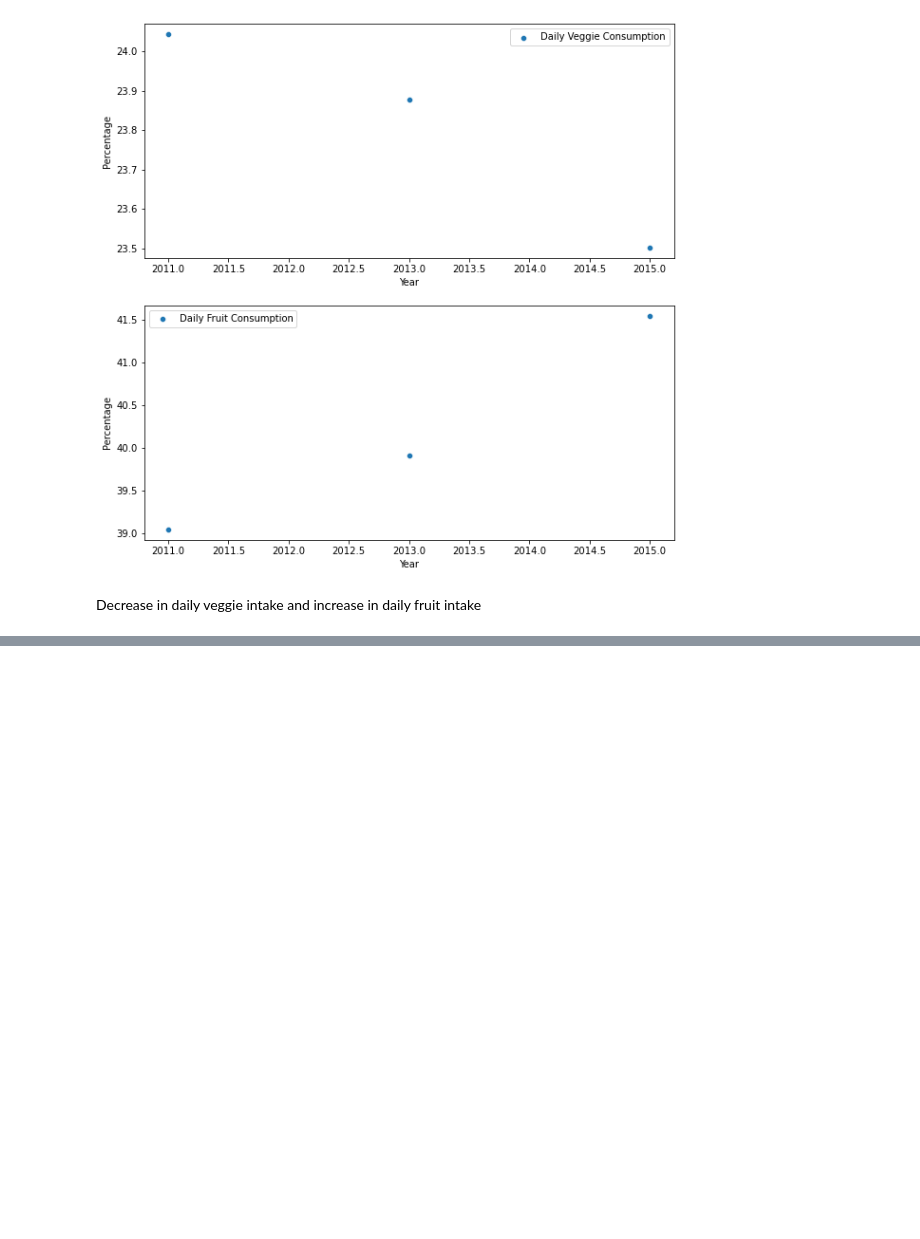
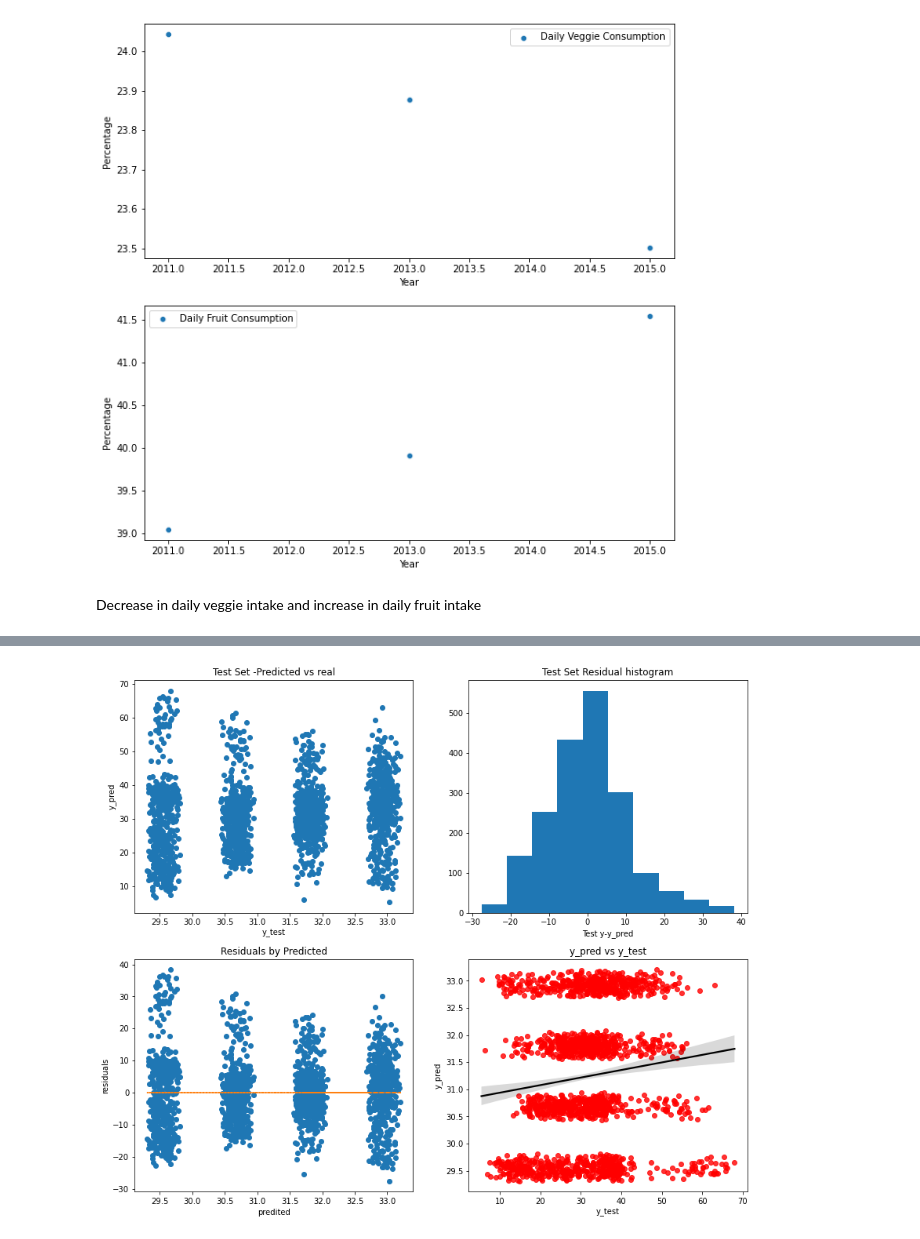
Before and after one commit to Starmam1717/Obesity_project, a Jupyter notebook: Obesity_notbook.ipynb, the cells around one changed output, grey strips where cells are left out. Cells and saved outputs as stored; diff of their text form; code cells hidden in the pictures; blank space fills up the shorter version.

```diff
--- a/Obesity_notbook.ipynb
+++ b/Obesity_notbook.ipynb
@@ -447,0 +349,84 @@ sns.regplot(x = y_test,y= y_pred, scatter_kws={"color": "red"}, line_kws={"color
+# %%
+#Splitting Data Sets Education
+
+#Education
+df_ed.head()
+X = df_ed[['LocationID','YearStart','Education']]
+y = df_ed['Data_Value']
+
+X_train, X_test, y_train, y_test = train_test_split(X, y, test_size=0.25)
+X_train = pd.DataFrame(X_train)
+X_test = pd.DataFrame(X_test)
+
+
+
+std_scaler= StandardScaler().fit(X_train)
+
+X_train_scaled=std_scaler.transform(X_train)
+
+X_test_scaled=std_scaler.transform(X_test)
+
+lin_reg = LinearRegression()
+lin_reg.fit(X_train, y_train)
+y_pred = lin_reg.predict(X_test)
+
+
+
+
+fig, axes = plt.subplots(2,2,figsize=(14,12))
+axes[0,0].plot(y_pred, y_test, 'o')
+axes[0,0].set_xlabel("y_test")
+axes[0,0].set_ylabel("y_pred")
+axes[0,0].set_title("Test Set -Predicted vs real")
+
+
+axes[0,1].hist(y_test - y_pred)
+axes[0,1].set_xlabel("Test y-y_pred")
+axes[0,1].set_title("Test Set Residual histogram")
+
+axes[1,0].plot(y_pred,y_test - y_pred,"o")
+axes[1,0].set_xlabel("predited")
+axes[1,0].set_ylabel("residuals")
+axes[1,0].set_title("Residuals by Predicted")
+axes[1,0].plot(y_pred,np.zeros(len(y_pred)),linestyle='dashed')
+
+sns.regplot(x = y_test,y= y_pred, scatter_kws={"color": "red"}, line_kws={"color": "black"}, ax = axes[1,1])
+axes[1,1].set_xlabel('y_test')
+axes[1,1].set_ylabel('y_pred')
+axes[1,1].set_title("y_pred vs y_test")
+
+plt.show()
+
+coefficients = lin_reg.coef_
+intercept = lin_reg.intercept_
+
+print(f"Coefficients: {coefficients}")
+print(f"Intercept: {intercept}")
+
+mse = mean_squared_error(y_test, y_pred)
+r2 = r2_score(y_test, y_pred)
+adj_r2= 1 - (1-r2)*(len(y_test)-1)/(len(y_test)-X_test.shape[1]-1)
+print("Mean Squared Error:", mse)
+print("R-squared:", r2)
+print("Adjusted R-squared:", adj_r2)
+
+
+print('                          ')
+print('                          ')
+print('Most Important factors Education')
+
+importance_ed = pd.DataFrame(data={
+    'Attribute': X_train.columns,
+    'Importance': abs(lin_reg.coef_)
+})
+
+importance_ed = importance_ed.sort_values(by = 'Importance', ascending= False)
+
+
+plt.bar(x=importance_ed['Attribute'], height=importance_ed['Importance'])
+plt.title('Feature importances from coefficients', size=15)
+
+plt.show()
+print(importance_ed)
+# %% [output]
+[figure, added]
```
Also changed, not shown: parts of 13 cells of this notebook.
